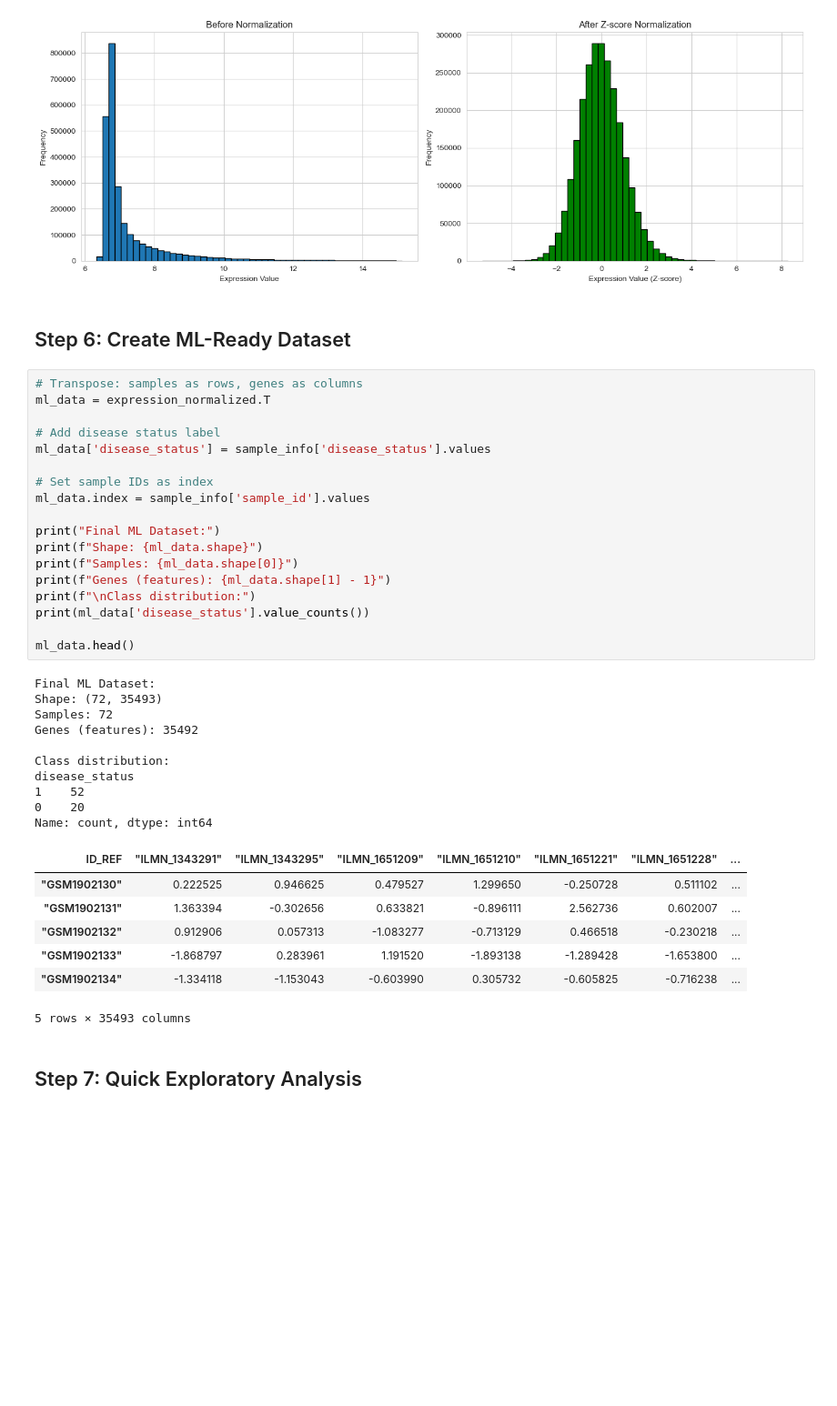
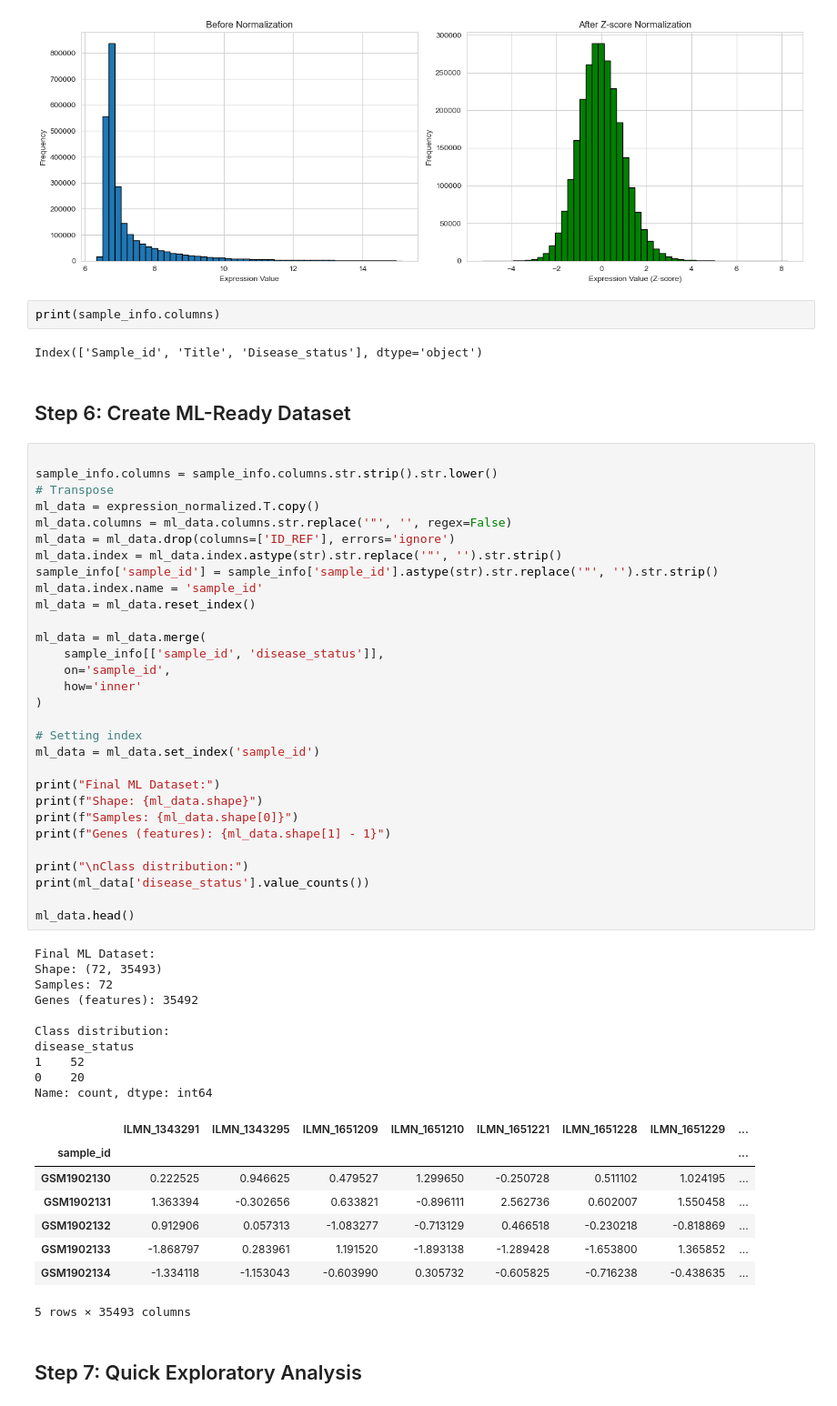
Before and after one commit to DivyashreeMohan05/Autoimmune_biomarkers, a Jupyter notebook: notebooks/preprocessing_notebook.ipynb, the cells around one changed output. Shown at 91% size. Cells and saved outputs as stored; diff of their text form; blank space fills up the shorter version.

```diff
--- a/notebooks/preprocessing_notebook.ipynb
+++ b/notebooks/preprocessing_notebook.ipynb
@@ -201,43 +205,60 @@ Std: 0.985
 Min: -5.290
 Max: 8.272
 [figure]
+# %%
+print(sample_info.columns)
+# %% [output]
+Index(['Sample_id', 'Title', 'Disease_status'], dtype='object')
 # %% [markdown]
 ## Step 6: Create ML-Ready Dataset
 # %%
-# Transpose: samples as rows, genes as columns
-ml_data = expression_normalized.T
 
-# Add disease status label
-ml_data['disease_status'] = sample_info['disease_status'].values
+sample_info.columns = sample_info.columns.str.strip().str.lower()
+# Transpose
+ml_data = expression_normalized.T.copy()
+ml_data.columns = ml_data.columns.str.replace('"', '', regex=False)
+ml_data = ml_data.drop(columns=['ID_REF'], errors='ignore')
+ml_data.index = ml_data.index.astype(str).str.replace('"', '').str.strip()
+sample_info['sample_id'] = sample_info['sample_id'].astype(str).str.replace('"', '').str.strip()
+ml_data.index.name = 'sample_id'
+ml_data = ml_data.reset_index()
 
-# Set sample IDs as index
-ml_data.index = sample_info['sample_id'].values
+ml_data = ml_data.merge(
+    sample_info[['sample_id', 'disease_status']],
+    on='sample_id',
+    how='inner'
+)
+
+# Setting index
+ml_data = ml_data.set_index('sample_id')
 
 print("Final ML Dataset:")
 print(f"Shape: {ml_data.shape}")
 print(f"Samples: {ml_data.shape[0]}")
 print(f"Genes (features): {ml_data.shape[1] - 1}")
-print(f"\nClass distribution:")
+
+print("\nClass distribution:")
 print(ml_data['disease_status'].value_counts())
 
 ml_data.head()
 # %% [output]
 Final ML Dataset:
 Shape: (72, 35493)
 Samples: 72
 Genes (features): 35492
 
 Class distribution:
 disease_status
 1    52
 0    20
 Name: count, dtype: int64
-| ID_REF | "ILMN_1343291" | "ILMN_1343295" | "ILMN_1651209" | "ILMN_1651210" | "ILMN_1651221" | "ILMN_1651228" | ... |
-| "GSM1902130" | 0.222525 | 0.946625 | 0.479527 | 1.299650 | -0.250728 | 0.511102 | ... |
-| "GSM1902131" | 1.363394 | -0.302656 | 0.633821 | -0.896111 | 2.562736 | 0.602007 | ... |
-| "GSM1902132" | 0.912906 | 0.057313 | -1.083277 | -0.713129 | 0.466518 | -0.230218 | ... |
-| "GSM1902133" | -1.868797 | 0.283961 | 1.191520 | -1.893138 | -1.289428 | -1.653800 | ... |
-| "GSM1902134" | -1.334118 | -1.153043 | -0.603990 | 0.305732 | -0.605825 | -0.716238 | ... |
+|  | ILMN_1343291 | ILMN_1343295 | ILMN_1651209 | ILMN_1651210 | ILMN_1651221 | ILMN_1651228 | ILMN_1651229 | ... |
+| sample_id |  |  |  |  |  |  |  | ... |
+| GSM1902130 | 0.222525 | 0.946625 | 0.479527 | 1.299650 | -0.250728 | 0.511102 | 1.024195 | ... |
+| GSM1902131 | 1.363394 | -0.302656 | 0.633821 | -0.896111 | 2.562736 | 0.602007 | 1.550458 | ... |
+| GSM1902132 | 0.912906 | 0.057313 | -1.083277 | -0.713129 | 0.466518 | -0.230218 | -0.818869 | ... |
+| GSM1902133 | -1.868797 | 0.283961 | 1.191520 | -1.893138 | -1.289428 | -1.653800 | 1.365852 | ... |
+| GSM1902134 | -1.334118 | -1.153043 | -0.603990 | 0.305732 | -0.605825 | -0.716238 | -0.438635 | ... |
 5 rows × 35493 columns
 # %% [markdown]
 ## Step 7: Quick Exploratory Analysis
```
Also changed, not shown: parts of 5 cells of this notebook.
